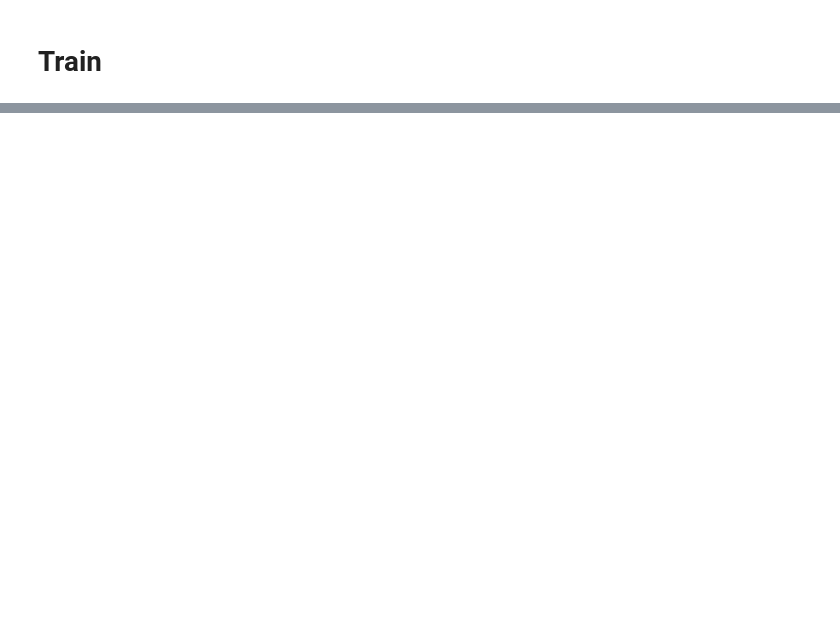
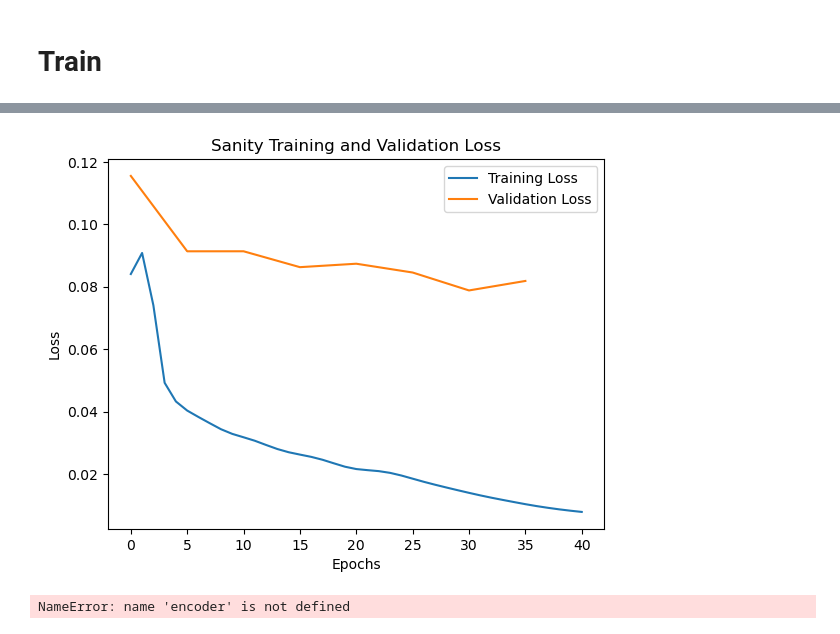
Before and after one commit to shahanneda/ImageInpainting, a Jupyter notebook: final_project.ipynb, the cells around one changed output, grey strips where cells are left out. Drawn from its saved outputs; the diff is of its cells as text; code cells hidden in the pictures; blank space fills up the shorter version.

```diff
--- a/final_project.ipynb
+++ b/final_project.ipynb
@@ -441,0 +533,4 @@ for epcoh in range(EPOCHS):
+# %%
+display_loss_history_graph(sanity_train_loss_history, sanity_val_loss_history, title="Sanity Training and Validation Loss")
+# %% [output]
+[figure, added]
@@ -441,0 +556,5 @@ for epcoh in range(EPOCHS):
+# %%
+img, img_gt, _ = next(iter(train_loader))
+display_images([img[0], get_infilled_image(img[0], enc, dec), img_gt[0]], images_per_row=3)
+# %% [output]
+NameError: name 'encoder' is not defined
```
Also changed, not shown: parts of 28 cells of this notebook, 1 other file.
